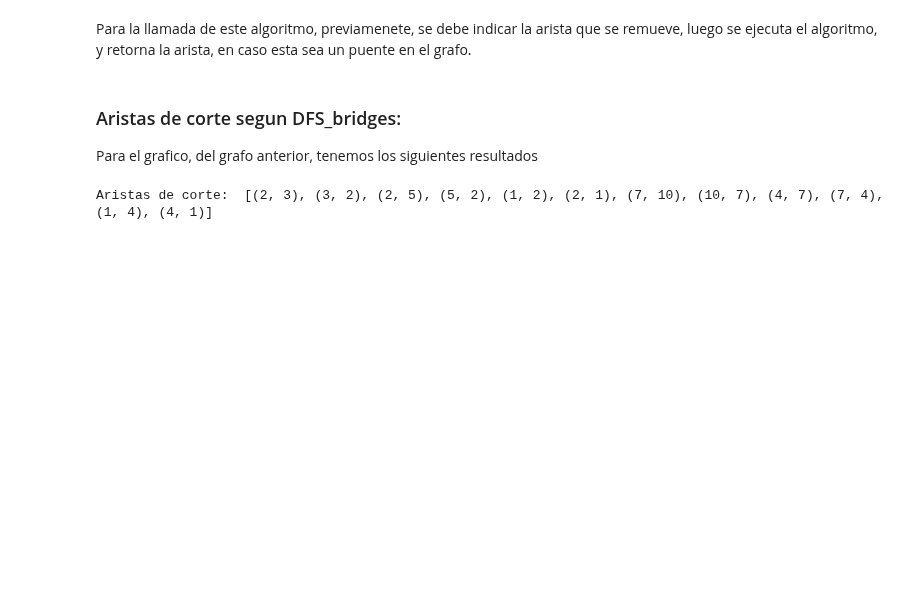
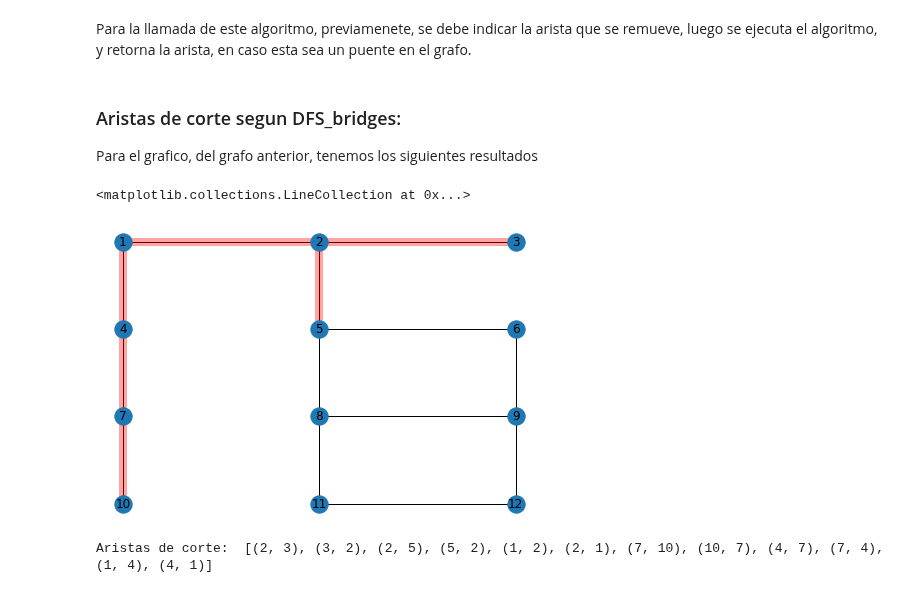
Before and after one commit to by-German/complejidad-algoritmica-quoridor, a Jupyter notebook: Trabajo_Final.ipynb, the cells around one changed output. Drawn from its saved outputs; the diff is of its cells as text; code cells hidden in the pictures; blank space fills up the shorter version.

```diff
--- a/Trabajo_Final.ipynb
+++ b/Trabajo_Final.ipynb
@@ -543,6 +543,15 @@ Para la llamada de este algoritmo, previamenete, se debe indicar la arista que s
 # %% [markdown]
 ### Aristas de corte segun DFS_bridges:
 Para el grafico, del grafo anterior, tenemos los siguientes resultados
+# %%
+G = Test_G()
+posiciones = [(0,0),(1,4),(2,4),(3,4),(1,3),(2,3),(3,3),(1,2),(2,2),(3,2),(1,1),(2,1),(3,1)]
+aristas = dfs_bridge(G, time = 0, bridges = [])
+nx.draw(G, pos = posiciones, with_labels = True)
+nx.draw_networkx_edges(G, pos=posiciones, edgelist=aristas, edge_color='r', alpha=0.2, width=8.0)
+# %% [output]
+<matplotlib.collections.LineCollection at 0x...>
+[figure, added]
 # %%
 G = Test_G()
 print("Aristas de corte: ", dfs_bridge(G, time = 0, bridges = []))
```
